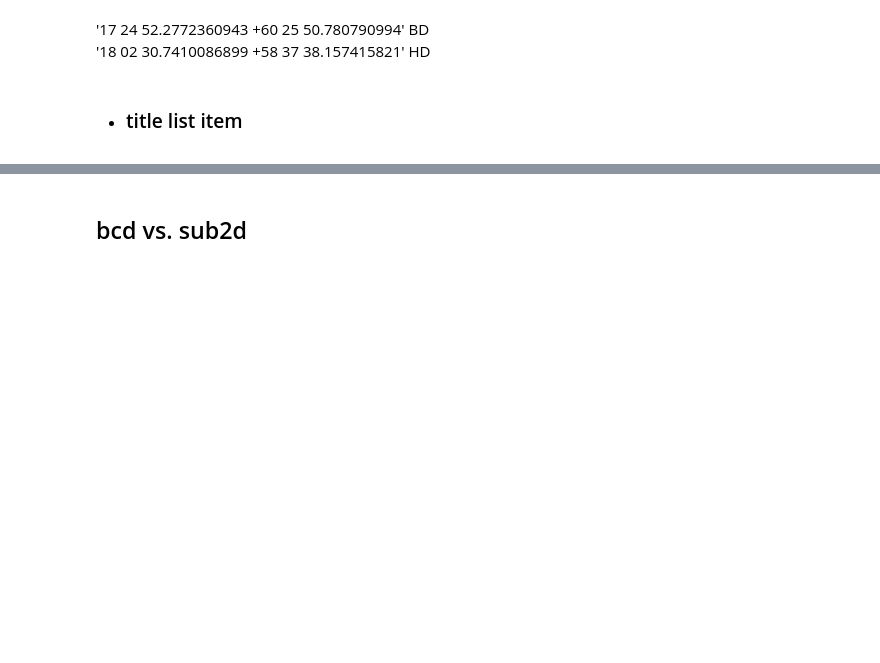
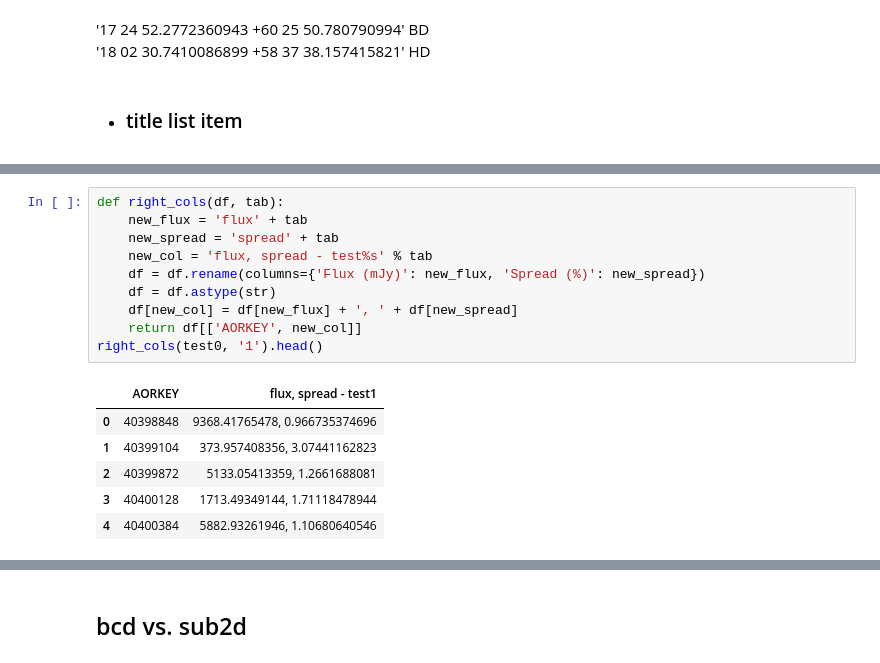
Before and after one commit to eas342/IRAC_photometry, a Jupyter notebook: Experiments/Code Testing.ipynb, the cells around one changed output, grey strips where cells are left out. Cells and saved outputs as stored; diff of their text form; blank space fills up the shorter version.

```diff
--- a/Experiments/Code Testing.ipynb
+++ b/Experiments/Code Testing.ipynb
@@ -29,0 +74,17 @@ plt.rcParams['figure.figsize'] = (10,8)
+# %%
+def right_cols(df, tab):
+    new_flux = 'flux' + tab
+    new_spread = 'spread' + tab
+    new_col = 'flux, spread - test%s' % tab
+    df = df.rename(columns={'Flux (mJy)': new_flux, 'Spread (%)': new_spread})
+    df = df.astype(str)
+    df[new_col] = df[new_flux] + ', ' + df[new_spread]
+    return df[['AORKEY', new_col]]
+right_cols(test0, '1').head()
+# %% [output]
+|  | AORKEY | flux, spread - test1 |
+| 0 | 40398848 | 9368.41765478, 0.966735374696 |
+| 1 | 40399104 | 373.957408356, 3.07441162823 |
+| 2 | 40399872 | 5133.05413359, 1.2661688081 |
+| 3 | 40400128 | 1713.49349144, 1.71118478944 |
+| 4 | 40400384 | 5882.93261946, 1.10680640546 |
```
Also changed, not shown: parts of 7 cells of this notebook, 11 other files.
